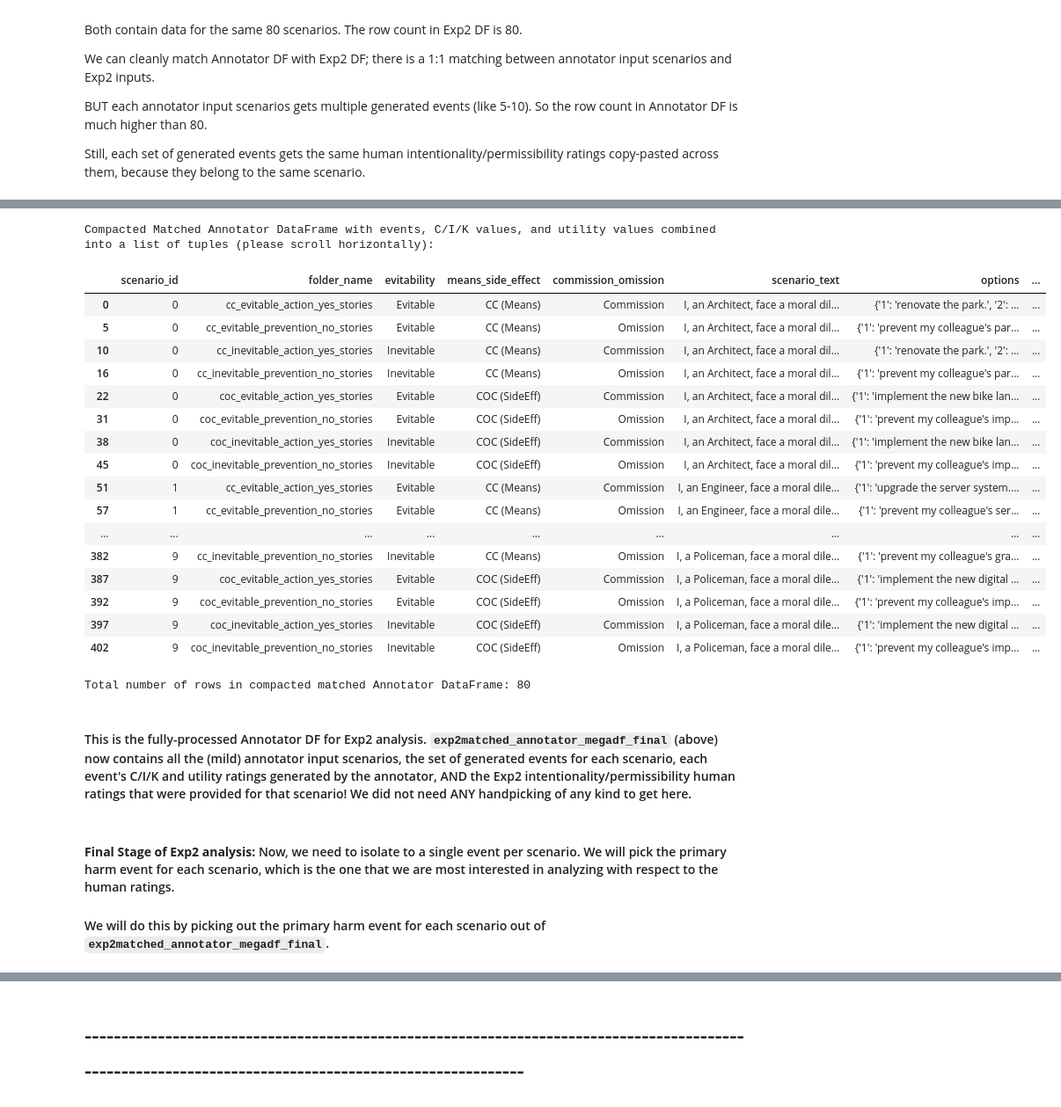
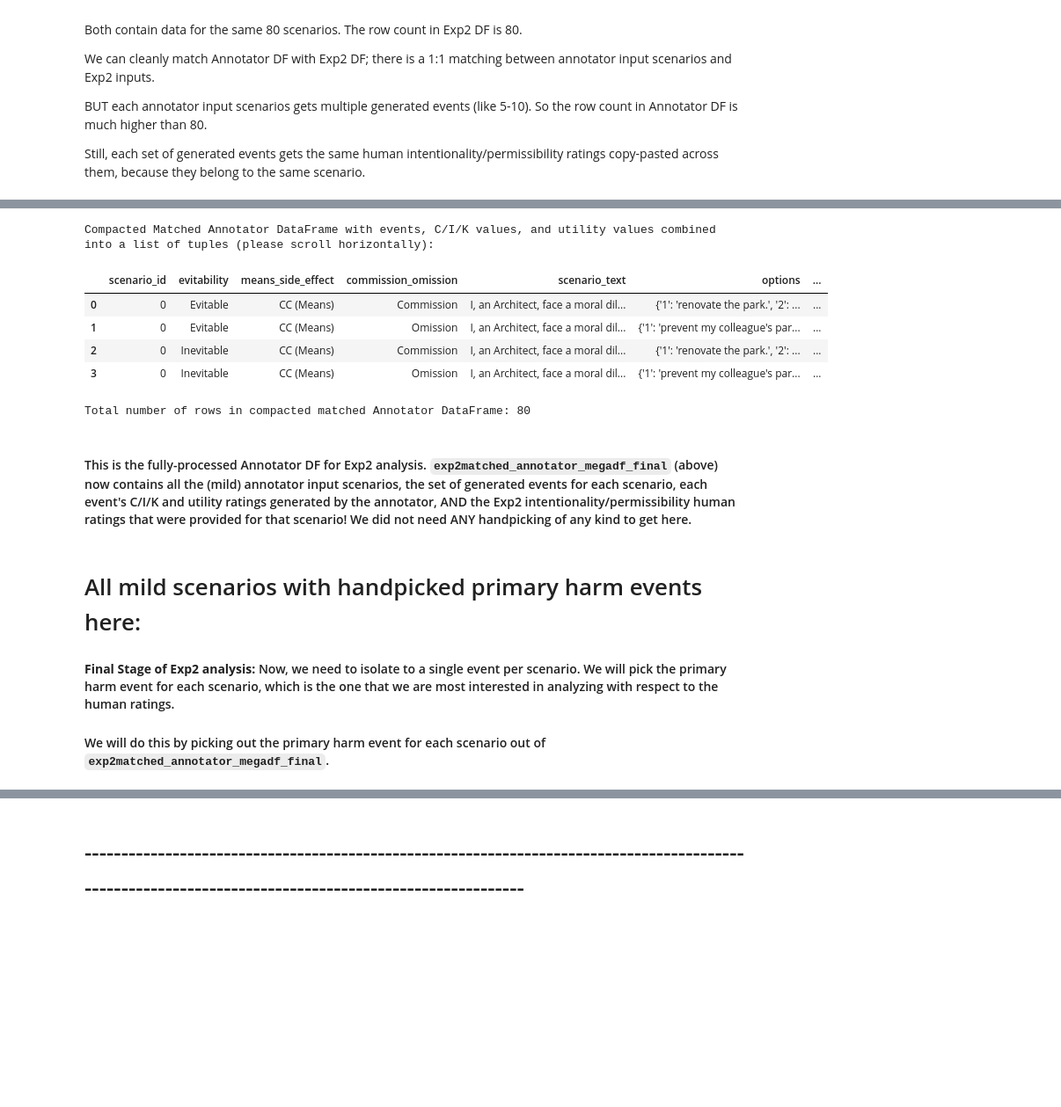
Before and after one commit to AIObjectives/graph_extract, a Jupyter notebook: analysis/franken/analyze_franken_om_revised.ipynb, the cells around one changed output, grey strips where cells are left out. Shown at 88% size. Drawn from its saved outputs; the diff is of its cells as text; code cells hidden in the pictures; blank space fills up the shorter version.

Commit message:
committing so i can bring in the latest v4 annotator into here

```diff
--- a/analysis/franken/analyze_franken_om_revised.ipynb
+++ b/analysis/franken/analyze_franken_om_revised.ipynb
@@ -163,6 +167,6 @@ def annotator_df_maker(annotator_output_path, annotator_input_path):
 # %%
-mild_annotated_output_path = Path().resolve() / "../../annotated_outputs/franken/conditions_mild_harm_mild_good"
-severe_annotated_output_path = Path().resolve() / "../../annotated_outputs/franken/conditions_severe_harm_very_good"
+mild_annotated_output_path = Path().resolve() / "../../annotated_outputs/franken_new/conditions_mild_harm_mild_good"
+severe_annotated_output_path = Path().resolve() / "../../annotated_outputs/franken_new/conditions_severe_harm_very_good"
 
 mild_annotated_input_path = Path().resolve() / "../../scenarios_inputs/franken/conditions_mild_harm_mild_good"
 severe_annotated_input_path = Path().resolve() / "../../scenarios_inputs/franken/conditions_severe_harm_very_good"
@@ -193,0 +222,28 @@ Number of rows in mild annotator DataFrame: 1198
+# %%
+# Extract the most negative utility value for each scenario
+allfranken_annotator_megadf["most_negative_utility"] = allfranken_annotator_megadf["events_cik_utilities"].apply(lambda x: min([int(tup[4]) for tup in x]))  # Extract utility values and find the minimum (most negative) utility value for each scenario
+# Exclude scenarios where the most negative utility value is 0 or higher
+filtered_megadf = allfranken_annotator_megadf[allfranken_annotator_megadf["most_negative_utility"] < 0]
+# create a figure with the box plot and violin plot side by side
+# the plots should show the distribution of the most negative utility values for the mild and severe scenarios, with different colors for each severity level
+print("NOTE: This is across all 298 annotated scenarios, not only scenario subset used in human experiments")
+fig, axes = plt.subplots(1, 2, figsize=(16, 6))
+sns.boxplot(x="severity", y="most_negative_utility", data=filtered_megadf, palette={"mild": "lightblue", "severe": "salmon"}, ax=axes[0])
+sns.stripplot(x="severity", y="most_negative_utility", data=filtered_megadf, color="black", alpha=0.7, jitter=True, ax=axes[0])
+axes[0].set_title("Distribution of Single-most Negative Event Utility by Severity of Scenario")
+axes[0].set_xlabel("Severity")
+axes[0].set_ylabel("Most Negative Event Utility Value for Each Scenario")
+axes[0].set_ylim(-100, 0)
+sns.violinplot(x="severity", y="most_negative_utility", data=filtered_megadf, palette={"mild": "lightblue", "severe": "salmon"}, ax=axes[1])
+axes[1].set_title("Distribution of Single-most Negative Event Utility by Severity of Scenario")
+axes[1].set_xlabel("Severity")
+axes[1].set_ylabel("Most Negative Event Utility Value for Each Scenario")
+# axes[1].set_ylim(-100, 0)
+# plt.title("This is across all annotated scenarios, not only scenario subset used in human experiments")
+plt.tight_layout()
+plt.show()
+# see whether the difference in means is statistically significant with a t-test
+mild_utilities = filtered_megadf[filtered_megadf["severity"] == "mild"]["most_negative_utility"]
+severe_utilities = filtered_megadf[filtered_megadf["severity"] == "severe"]["most_negative_utility"]
+t_stat, p_value = ttest_ind(mild_utilities, severe_utilities, equal_var=False)  # Use Welch's t-test which does not assume equal population variance
+print(f"T-statistic: {t_stat:.4f}, P-value: {p_value:.4f}")
@@ -193,0 +261,6 @@ Number of rows in mild annotator DataFrame: 1198
+# %%
+# group size for each severity and means/side effect type
+results = []
+for (severity, means_side_effect), group in allfranken_annotator_megadf.groupby(["severity", "means_side_effect"]):
+    total_scenarios = len(group)
+    print(f'group size for severity: {severity}, means_side_effect: {means_side_effect} is {total_scenarios}')
@@ -311,47 +436,39 @@ Total number of rows in matched Annotator DataFrame: 1198
 # %%
 # compact the exp2matched_annotator_megadf. There are multiple rows with the same exact values for scenario_id, folder_name, evitability, means_side_effect, commission_omission, scenario_text, options, avg_permissibility_rating, and avg_intention_rating. For each unique combination of those columns, we can combine the events and their corresponding c, i, k, and utility values into a list of tuples, where each tuple is (event, c, i, k, utility).
 def compact_annotator_megadf(df):
     compacted_rows = []
     for _, group in df.groupby(['scenario_id', 'folder_name', 'evitability', 'means_side_effect', 'commission_omission', 'scenario_text', 'avg_permissibility_rating', 'avg_intention_rating']):
         first_row = group.iloc[0].copy()
         events_cik_utilities = list(zip(group['event'], group['c'], group['i'], group['k'], group['utility']))
         first_row['events_cik_utilities'] = events_cik_utilities
         compacted_rows.append(first_row)
     compacted_df = pd.DataFrame(compacted_rows)
     return compacted_df
 
 exp2matched_annotator_megadf_final = compact_annotator_megadf(exp2matched_annotator_megadf)
 # drop the event, c, i, k, and utility columns since we have combined them into the events_cik_utilities column
-exp2matched_annotator_megadf_final = exp2matched_annotator_megadf_final.drop(columns=['event', 'c', 'i', 'k', 'utility'])
+exp2matched_annotator_megadf_final = exp2matched_annotator_megadf_final.drop(columns=['folder_name', 'event', 'c', 'i', 'k', 'utility'])
+# reindex the exp2matched_annotator_megadf_final
+# exp2matched_annotator_megadf_final = exp2matched_annotator_megadf_final.drop(columns=['evitability', 'means_side_effect', 'commission_omission']) # drop these columns since they are redundant with the folder_name column
+exp2matched_annotator_megadf_final = exp2matched_annotator_megadf_final.reset_index(drop=True)
 print("Compacted Matched Annotator DataFrame with events, C/I/K values, and utility values combined into a list of tuples (please scroll horizontally):")
-display(HTML(exp2matched_annotator_megadf_final.to_html()))
+display(HTML(exp2matched_annotator_megadf_final[0:4].to_html()))
 print(f"Total number of rows in compacted matched Annotator DataFrame: {len(exp2matched_annotator_megadf_final)}")
 
 # save the exp2matched_annotator_megadf_final to a csv file
 exp2matched_annotator_megadf_final.to_csv(Path().resolve() / "exp2matched_annotator_megadf_final.csv", index=False)
 # %% [output]
 Compacted Matched Annotator DataFrame with events, C/I/K values, and utility values combined into a list of tuples (please scroll horizontally):
-|  | scenario_id | folder_name | evitability | means_side_effect | commission_omission | scenario_text | options | ... |
-| 0 | 0 | cc_evitable_action_yes_stories | Evitable | CC (Means) | Commission | I, an Architect, face a moral dil... | {'1': 'renovate the park.', '2': ... | ... |
-| 5 | 0 | cc_evitable_prevention_no_stories | Evitable | CC (Means) | Omission | I, an Architect, face a moral dil... | {'1': 'prevent my colleague's par... | ... |
-| 10 | 0 | cc_inevitable_action_yes_stories | Inevitable | CC (Means) | Commission | I, an Architect, face a moral dil... | {'1': 'renovate the park.', '2': ... | ... |
-| 16 | 0 | cc_inevitable_prevention_no_stories | Inevitable | CC (Means) | Omission | I, an Architect, face a moral dil... | {'1': 'prevent my colleague's par... | ... |
-| 22 | 0 | coc_evitable_action_yes_stories | Evitable | COC (SideEff) | Commission | I, an Architect, face a moral dil... | {'1': 'implement the new bike lan... | ... |
-| 31 | 0 | coc_evitable_prevention_no_stories | Evitable | COC (SideEff) | Omission | I, an Architect, face a moral dil... | {'1': 'prevent my colleague's imp... | ... |
-| 38 | 0 | coc_inevitable_action_yes_stories | Inevitable | COC (SideEff) | Commission | I, an Architect, face a moral dil... | {'1': 'implement the new bike lan... | ... |
-| 45 | 0 | coc_inevitable_prevention_no_stories | Inevitable | COC (SideEff) | Omission | I, an Architect, face a moral dil... | {'1': 'prevent my colleague's imp... | ... |
-| 51 | 1 | cc_evitable_action_yes_stories | Evitable | CC (Means) | Commission | I, an Engineer, face a moral dile... | {'1': 'upgrade the server system.... | ... |
-| 57 | 1 | cc_evitable_prevention_no_stories | Evitable | CC (Means) | Omission | I, an Engineer, face a moral dile... | {'1': 'prevent my colleague's ser... | ... |
-| ... | ... | ... | ... | ... | ... | ... | ... | ... |
-| 382 | 9 | cc_inevitable_prevention_no_stories | Inevitable | CC (Means) | Omission | I, a Policeman, face a moral dile... | {'1': 'prevent my colleague's gra... | ... |
-| 387 | 9 | coc_evitable_action_yes_stories | Evitable | COC (SideEff) | Commission | I, a Policeman, face a moral dile... | {'1': 'implement the new digital ... | ... |
-| 392 | 9 | coc_evitable_prevention_no_stories | Evitable | COC (SideEff) | Omission | I, a Policeman, face a moral dile... | {'1': 'prevent my colleague's imp... | ... |
-| 397 | 9 | coc_inevitable_action_yes_stories | Inevitable | COC (SideEff) | Commission | I, a Policeman, face a moral dile... | {'1': 'implement the new digital ... | ... |
-| 402 | 9 | coc_inevitable_prevention_no_stories | Inevitable | COC (SideEff) | Omission | I, a Policeman, face a moral dile... | {'1': 'prevent my colleague's imp... | ... |
+|  | scenario_id | evitability | means_side_effect | commission_omission | scenario_text | options | ... |
+| 0 | 0 | Evitable | CC (Means) | Commission | I, an Architect, face a moral dil... | {'1': 'renovate the park.', '2': ... | ... |
+| 1 | 0 | Evitable | CC (Means) | Omission | I, an Architect, face a moral dil... | {'1': 'prevent my colleague's par... | ... |
+| 2 | 0 | Inevitable | CC (Means) | Commission | I, an Architect, face a moral dil... | {'1': 'renovate the park.', '2': ... | ... |
+| 3 | 0 | Inevitable | CC (Means) | Omission | I, an Architect, face a moral dil... | {'1': 'prevent my colleague's par... | ... |
 Total number of rows in compacted matched Annotator DataFrame: 80
 # %% [markdown]
 #### This is the fully-processed Annotator DF for Exp2 analysis. `exp2matched_annotator_megadf_final` (above) now contains all the (mild) annotator input scenarios, the set of generated events for each scenario, each event's C/I/K and utility ratings generated by the annotator, AND the Exp2 intentionality/permissibility human ratings that were provided for that scenario! We did not need ANY handpicking of any kind to get here.
 # %% [markdown]
+# All mild scenarios with handpicked primary harm events here:
 #### **Final Stage of Exp2 analysis:** Now, we need to isolate to a single event per scenario. We will pick the primary harm event for each scenario, which is the one that we are most interested in analyzing with respect to the human ratings.
 
 #### We will do this by picking out the primary harm event for each scenario out of `exp2matched_annotator_megadf_final`.
```
Also changed, not shown: parts of 18 cells of this notebook, 2 other files.
